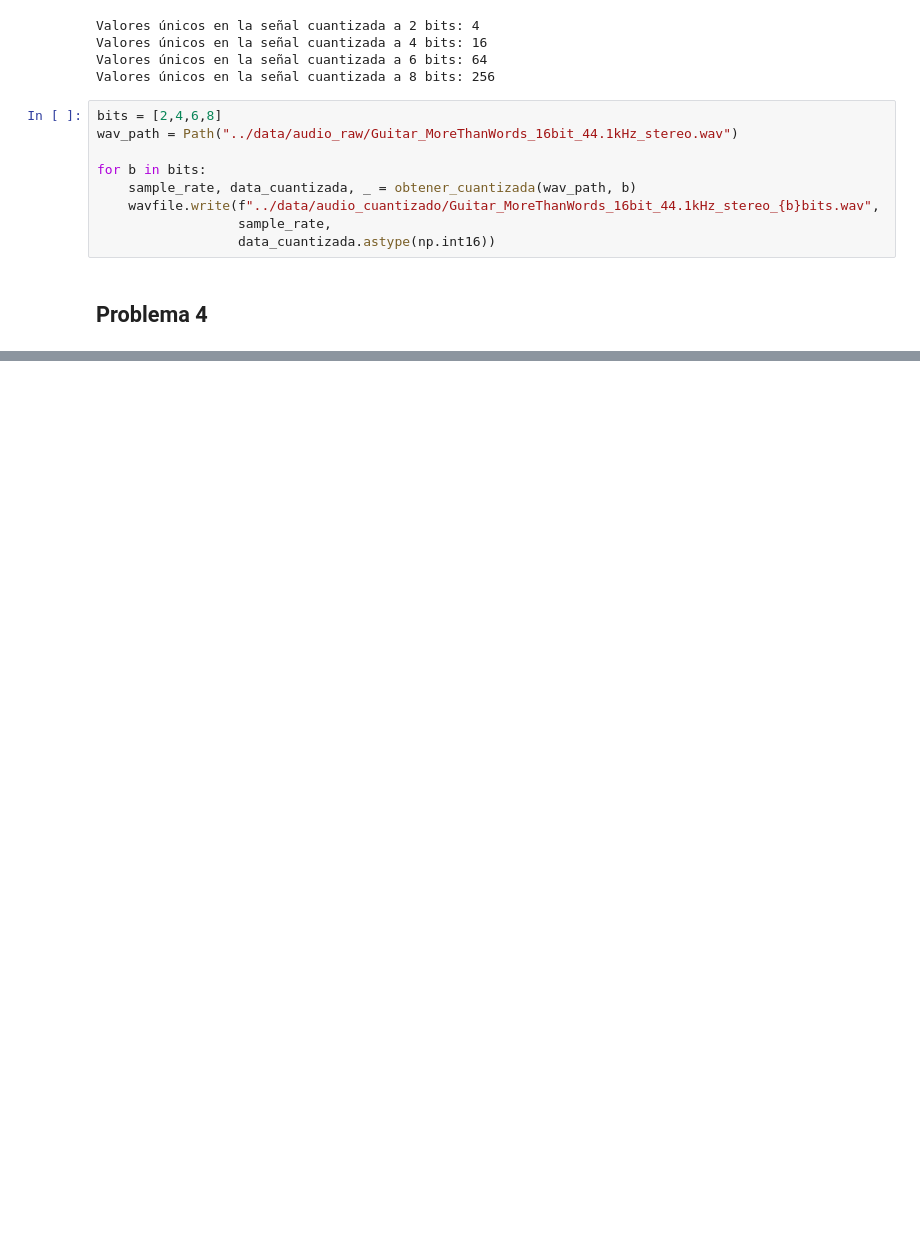
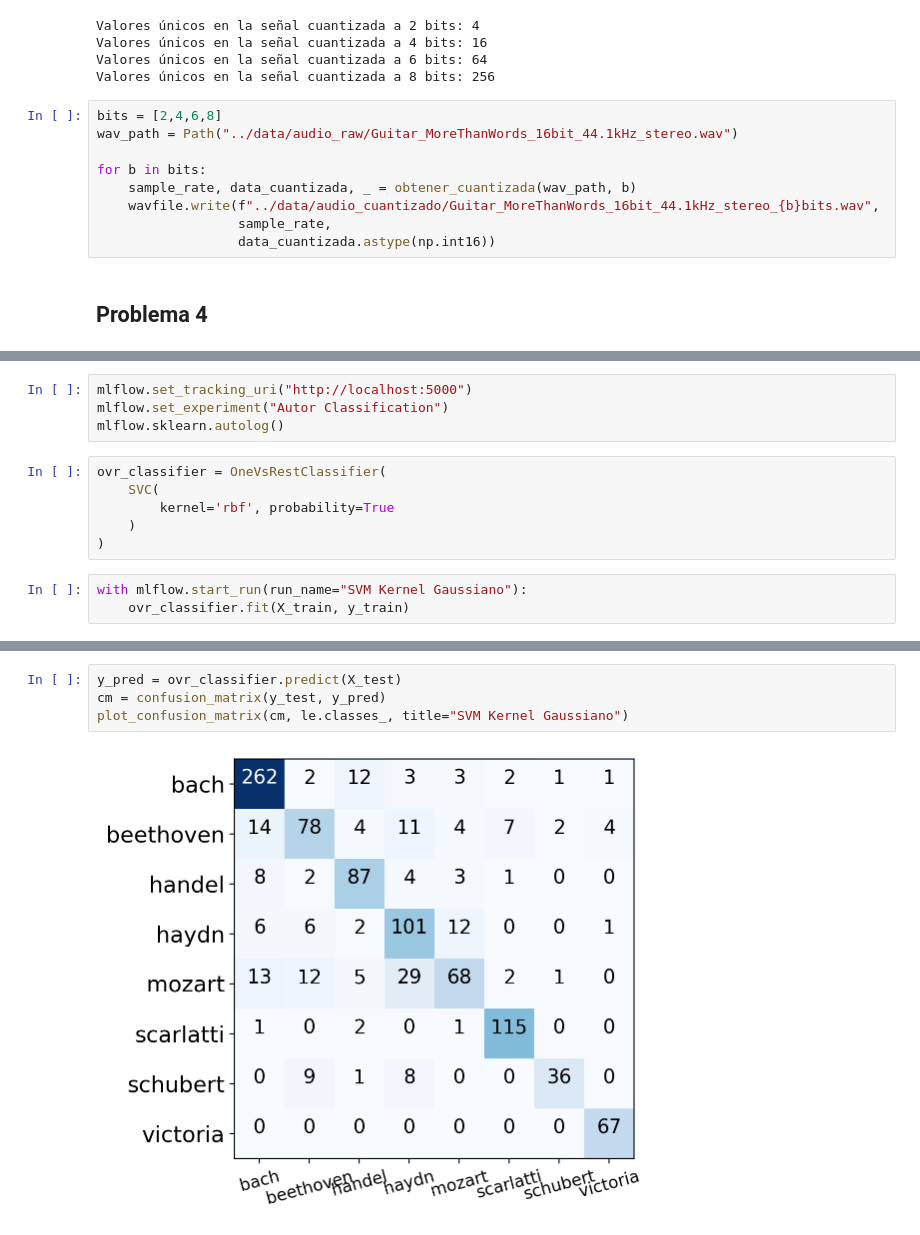
Before and after one commit to Gustavo-HA/MCE_Tercer-Semestre, a Jupyter notebook: Multimodal/T2/codigo/Tarea002_Gustavo_Hernandez.ipynb, the cells around one changed output, grey strips where cells are left out. Drawn from its saved outputs; the diff is of its cells as text; blank space fills up the shorter version.

```diff
--- a/Multimodal/T2/codigo/Tarea002_Gustavo_Hernandez.ipynb
+++ b/Multimodal/T2/codigo/Tarea002_Gustavo_Hernandez.ipynb
@@ -160,0 +448,13 @@ for b in bits:
+# %%
+mlflow.set_tracking_uri("http://localhost:5000")
+mlflow.set_experiment("Autor Classification")
+mlflow.sklearn.autolog()
+# %%
+ovr_classifier = OneVsRestClassifier(
+    SVC(
+        kernel='rbf', probability=True
+    )
+)
+# %%
+with mlflow.start_run(run_name="SVM Kernel Gaussiano"):
+    ovr_classifier.fit(X_train, y_train)
@@ -160,0 +465,6 @@ for b in bits:
+# %%
+y_pred = ovr_classifier.predict(X_test)
+cm = confusion_matrix(y_test, y_pred)
+plot_confusion_matrix(cm, le.classes_, title="SVM Kernel Gaussiano")
+# %% [output]
+[figure, added]
```
Also changed, not shown: parts of 40 cells of this notebook, 1 other file.
